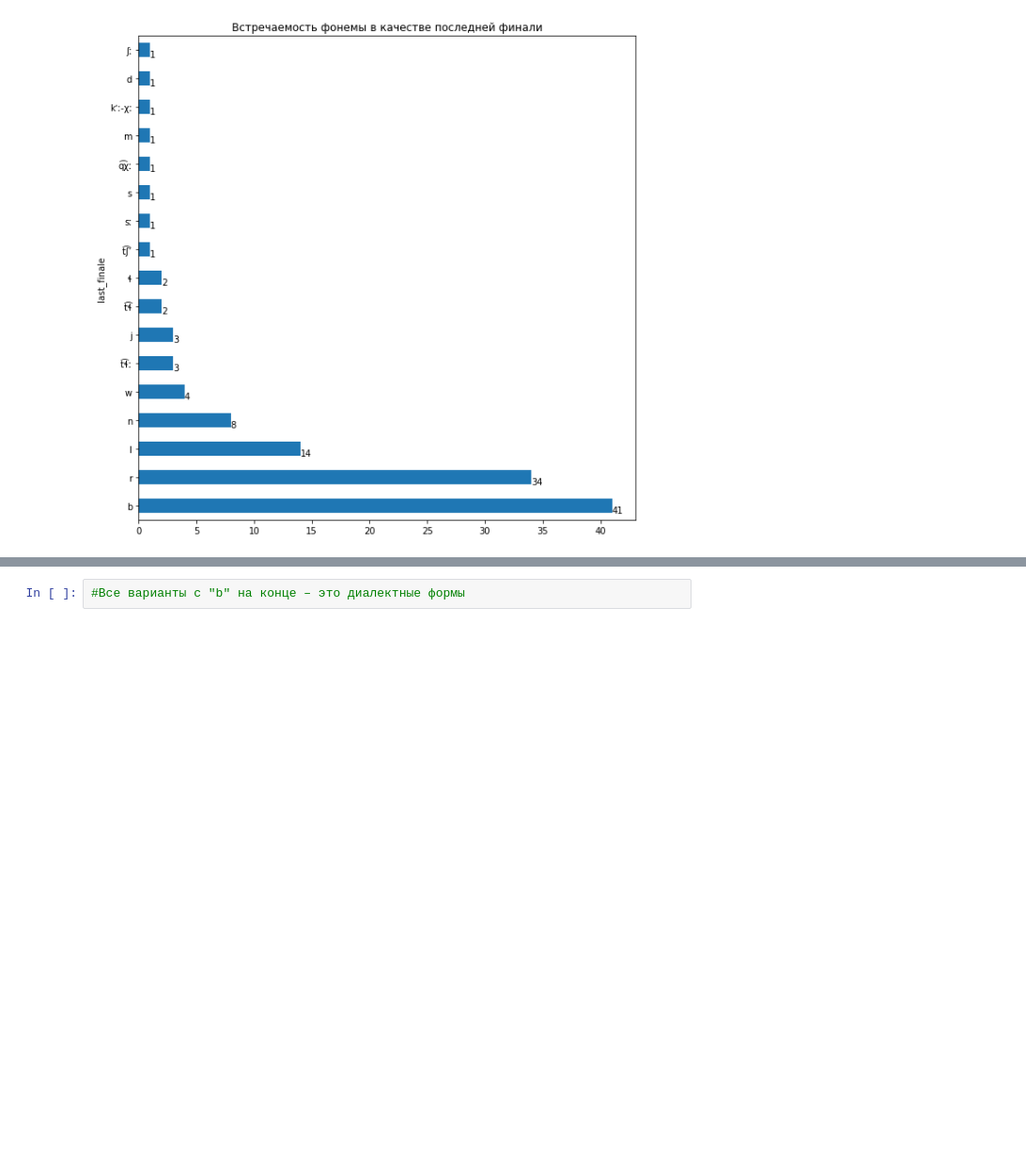
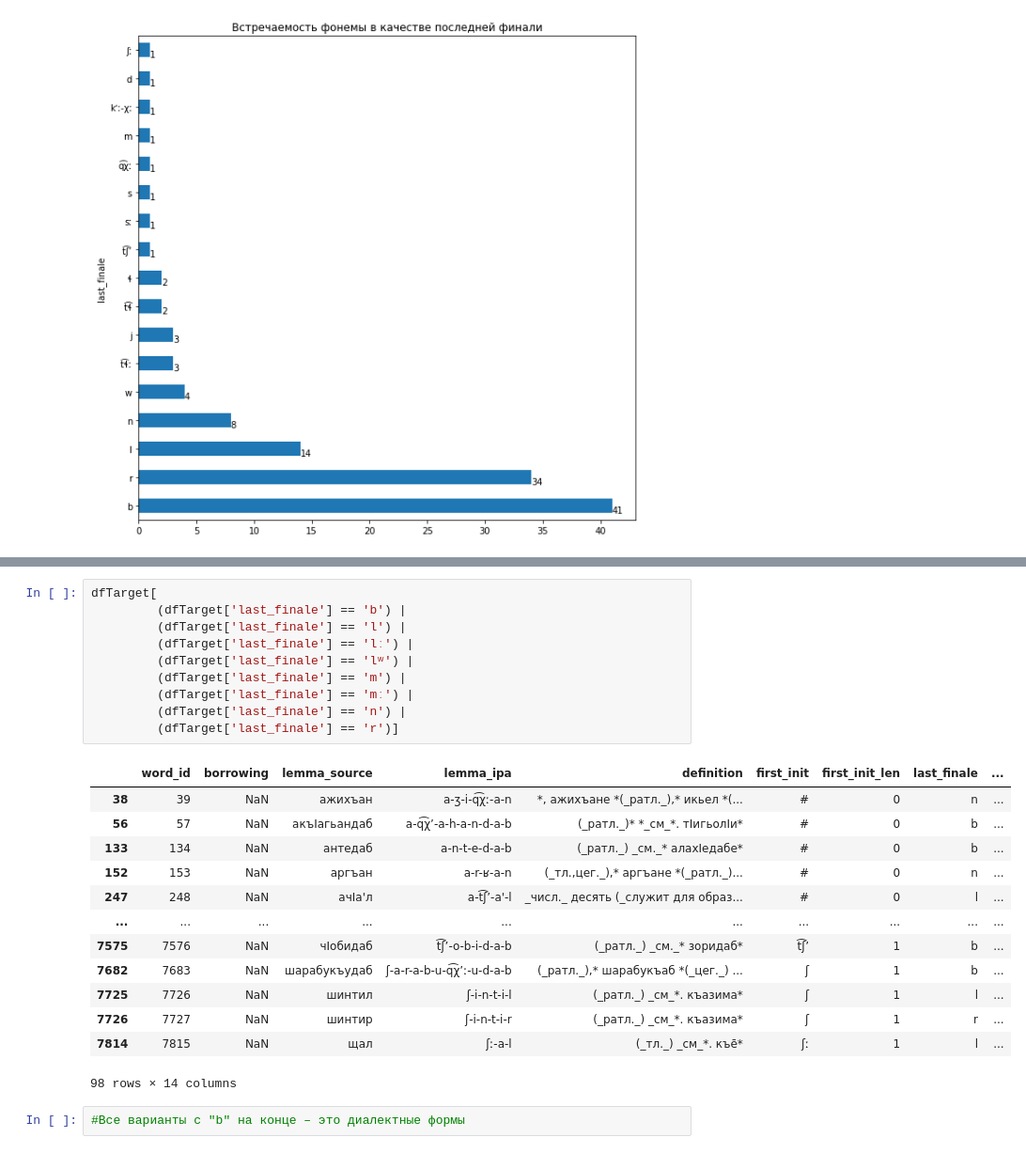
Before and after one commit to arsenitheunicorn/akhvakh_phonology, a Jupyter notebook: akhvakh_dataDrivenAnalysis.ipynb, the cells around one changed output, grey strips where cells are left out. Shown at 94% size. Cells and saved outputs as stored; diff of their text form; blank space fills up the shorter version.

```diff
--- a/akhvakh_dataDrivenAnalysis.ipynb
+++ b/akhvakh_dataDrivenAnalysis.ipynb
@@ -422,3 +478,27 @@ dfTarget[dfTarget['last_finale'] == 'b']
+# %%
+dfTarget[
+         (dfTarget['last_finale'] == 'b') |
+         (dfTarget['last_finale'] == 'l') |
+         (dfTarget['last_finale'] == 'lː') |
+         (dfTarget['last_finale'] == 'lʷ') |
+         (dfTarget['last_finale'] == 'm') |
+         (dfTarget['last_finale'] == 'mː') |
+         (dfTarget['last_finale'] == 'n') |
+         (dfTarget['last_finale'] == 'r')]
+# %% [output]
+|  | word_id | borrowing | lemma_source | lemma_ipa | definition | first_init | first_init_len | last_finale | ... |
+| 38 | 39 | NaN | ажихъан | a-ʒ-i-q͡χː-a-n | *, ажихъане *(_ратл._),* икьел *(... | # | 0 | n | ... |
+| 56 | 57 | NaN | акъIагьандаб | a-q͡χ’-a-h-a-n-d-a-b | (_ратл._)* *_см_*. тIигьолIи* | # | 0 | b | ... |
+| 133 | 134 | NaN | антедаб | a-n-t-e-d-a-b | (_ратл._) _см._* алахIедабе* | # | 0 | b | ... |
+| 152 | 153 | NaN | аргъан | a-r-ʁ-a-n | (_тл.,цег._),* аргъане *(_ратл._)... | # | 0 | n | ... |
+| 247 | 248 | NaN | ачIа'л | a-t͡ʃ’-a'-l | _числ._ десять (_служит для образ... | # | 0 | l | ... |
+| ... | ... | ... | ... | ... | ... | ... | ... | ... | ... |
+| 7575 | 7576 | NaN | чIобидаб | t͡ʃ’-o-b-i-d-a-b | (_ратл._) _см._* зоридаб* | t͡ʃ’ | 1 | b | ... |
+| 7682 | 7683 | NaN | шарабукъудаб | ʃ-a-r-a-b-u-q͡χ’ː-u-d-a-b | (_ратл._),* шарабукъаб *(_цег._) ... | ʃ | 1 | b | ... |
+| 7725 | 7726 | NaN | шинтил | ʃ-i-n-t-i-l | (_ратл._) _см_*. къазима* | ʃ | 1 | l | ... |
+| 7726 | 7727 | NaN | шинтир | ʃ-i-n-t-i-r | (_ратл._) _см_*. къазима* | ʃ | 1 | r | ... |
+| 7814 | 7815 | NaN | щал | ʃː-a-l | (_тл._) _см_*. къе̄* | ʃː | 1 | l | ... |
+98 rows × 14 columns
 # %%
 #Все варианты с "b" на конце – это диалектные формы
 # %%
```
Also changed, not shown: parts of 9 cells of this notebook.
